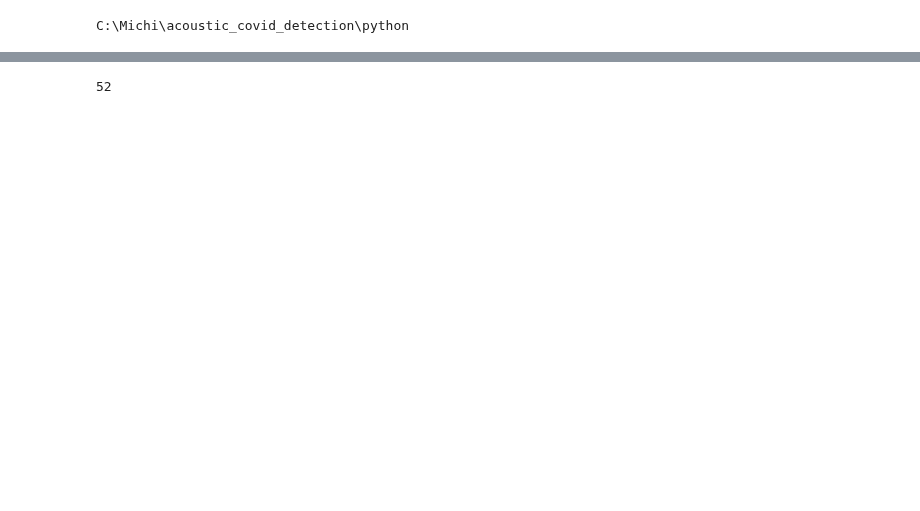
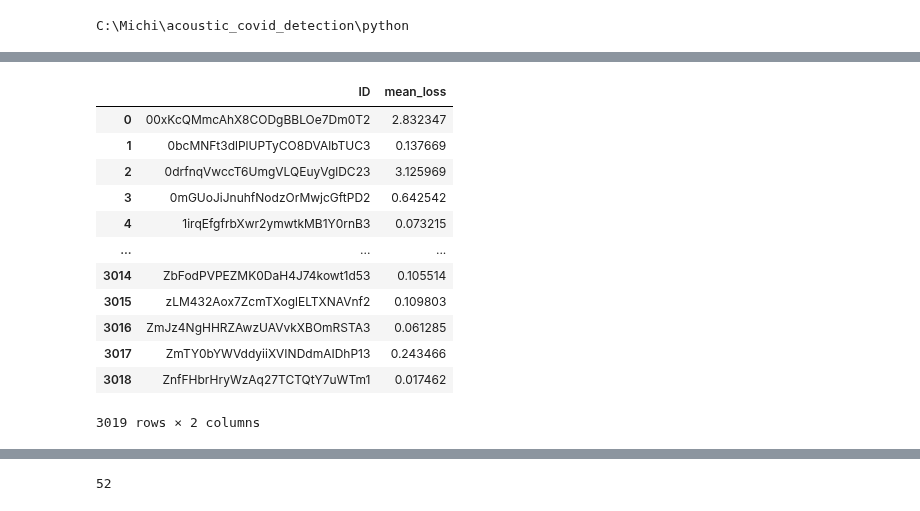
Before and after one commit to MichaelReiter94/acoustic_covid_detection, a Jupyter notebook: python/Jupyter_Notebooks/_find_confidently_misclassified_ids.ipynb, the cells around one changed output, grey strips where cells are left out. Drawn from its saved outputs; the diff is of its cells as text; code cells hidden in the pictures; blank space fills up the shorter version.

```diff
--- a/python/Jupyter_Notebooks/_find_confidently_misclassified_ids.ipynb
+++ b/python/Jupyter_Notebooks/_find_confidently_misclassified_ids.ipynb
@@ -81,0 +88,17 @@ len(confidently_misclassified)
+# %%
+save_df = id_performance.df[["ID", "mean_loss"]]
+save_df
+# %% [output]
+|  | ID | mean_loss |
+| 0 | 00xKcQMmcAhX8CODgBBLOe7Dm0T2 | 2.832347 |
+| 1 | 0bcMNFt3dlPlUPTyCO8DVAlbTUC3 | 0.137669 |
+| 2 | 0drfnqVwccT6UmgVLQEuyVglDC23 | 3.125969 |
+| 3 | 0mGUoJiJnuhfNodzOrMwjcGftPD2 | 0.642542 |
+| 4 | 1irqEfgfrbXwr2ymwtkMB1Y0rnB3 | 0.073215 |
+| ... | ... | ... |
+| 3014 | ZbFodPVPEZMK0DaH4J74kowt1d53 | 0.105514 |
+| 3015 | zLM432Aox7ZcmTXoglELTXNAVnf2 | 0.109803 |
+| 3016 | ZmJz4NgHHRZAwzUAVvkXBOmRSTA3 | 0.061285 |
+| 3017 | ZmTY0bYWVddyiiXVINDdmAIDhP13 | 0.243466 |
+| 3018 | ZnfFHbrHryWzAq27TCTQtY7uWTm1 | 0.017462 |
+3019 rows × 2 columns
```
Also changed, not shown: parts of 15 cells of this notebook, 23 other files.
